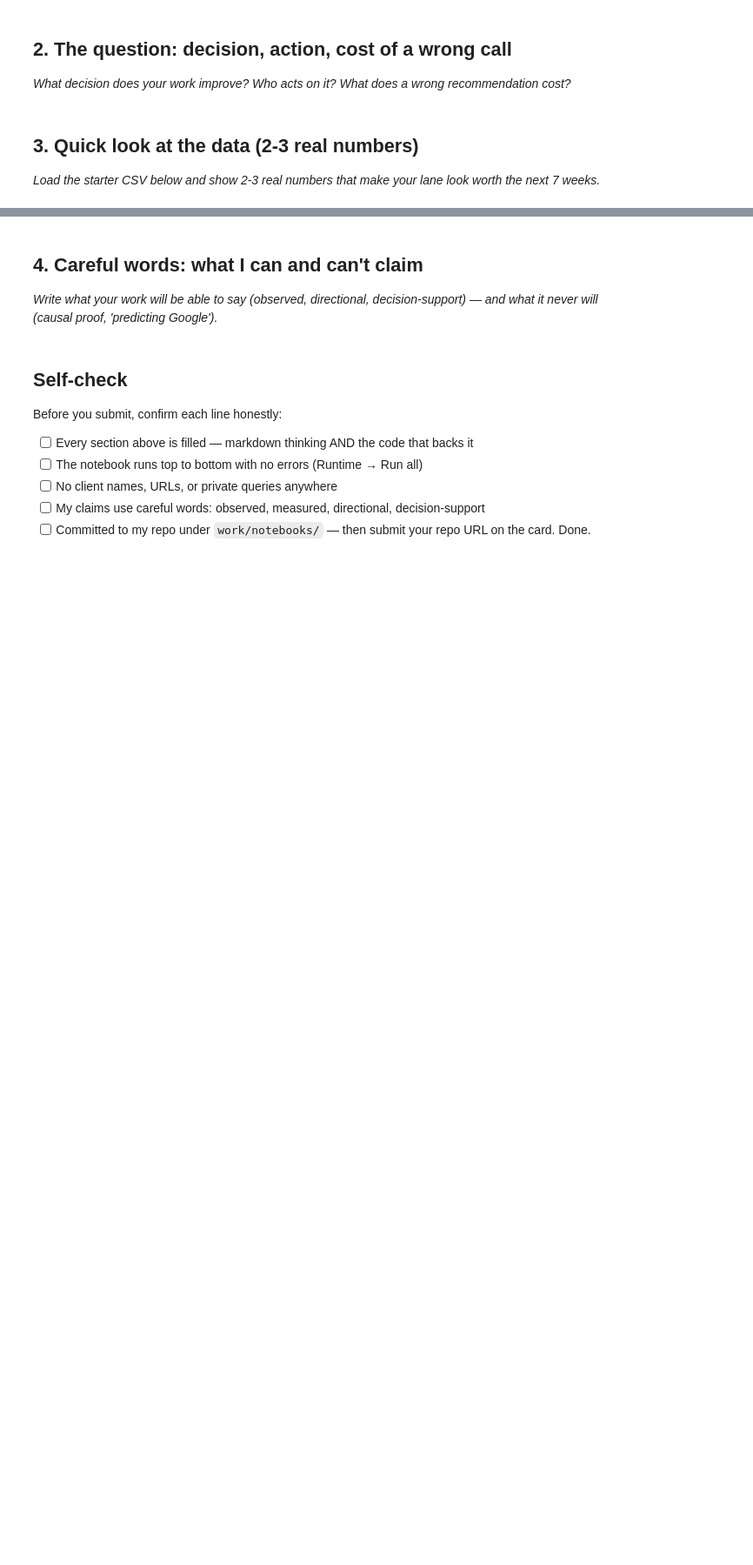
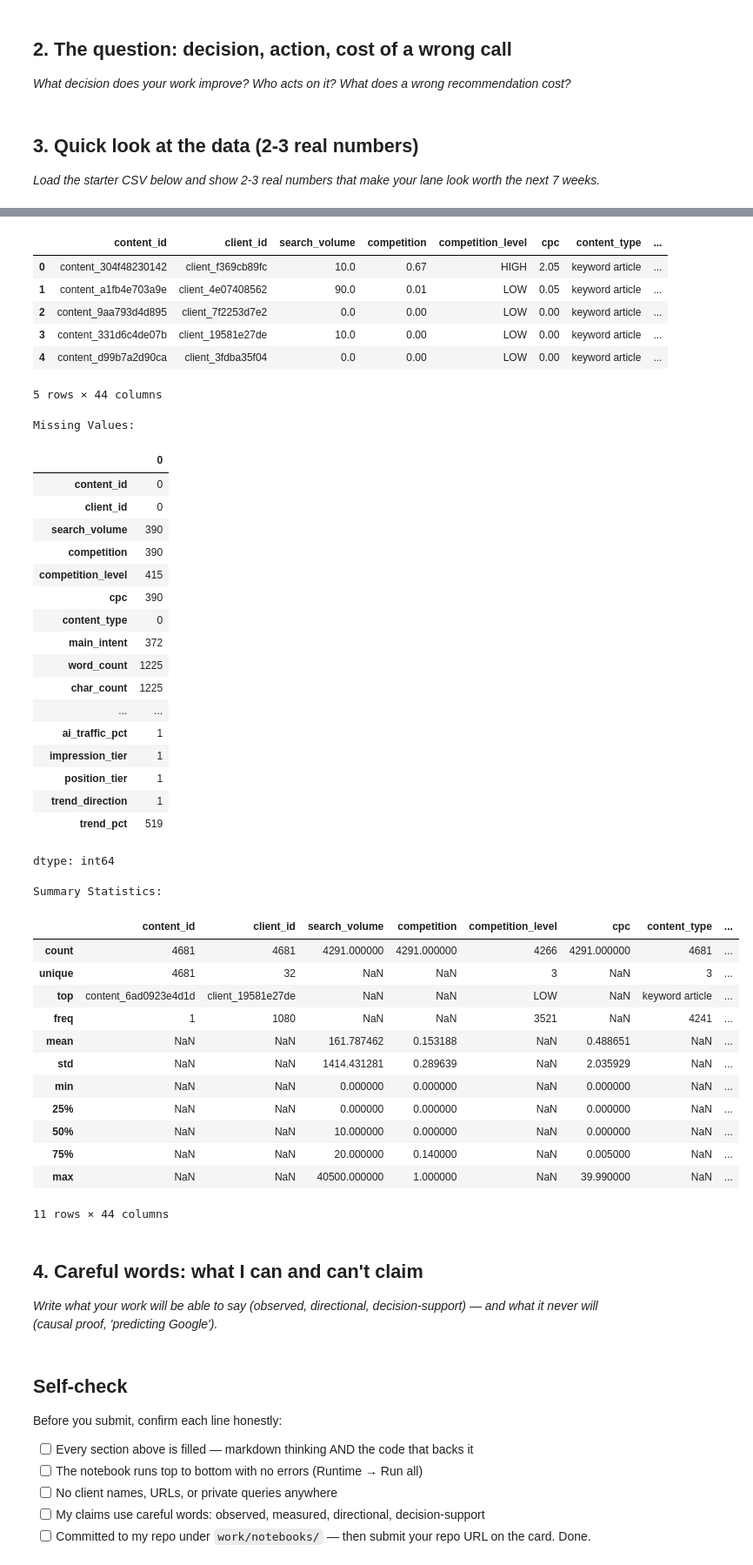
Before and after one commit to AyeshaRiaz66/FlyRank-ML-Internship, a Jupyter notebook: work/notebooks/w01_research_question.ipynb, the cells around one changed output, grey strips where cells are left out. Shown at 87% size. Cells and saved outputs as stored; diff of their text form; code cells hidden in the pictures; blank space fills up the shorter version.

```diff
--- a/work/notebooks/w01_research_question.ipynb
+++ b/work/notebooks/w01_research_question.ipynb
@@ -44,29 +44,23 @@ If the recommendation is incorrect, the team may spend time improving pages that
 *Load the starter CSV below and show 2-3 real numbers that make your lane look worth the next 7 weeks.*
 # %%
 import pandas as pd
-from pathlib import Path
 
-# Search for the first CSV file inside the repository
-csv_files = list(Path(".").rglob("*.csv"))
+# Load the dataset
+df = pd.read_csv("content_refresh_anonymized.csv")
 
-print("CSV Files Found:")
-for file in csv_files:
-    print(file)
-
-# Load the first CSV
-df = pd.read_csv(csv_files[0])
-
-print("\nDataset Shape")
+# Show basic information
+print("Dataset Shape:")
 print(df.shape)
 
-print("\nColumns")
+print("\nColumn Names:")
 print(df.columns.tolist())
 
-print("\nFirst Five Rows")
+print("\nFirst 5 Rows:")
 display(df.head())
 
-print("\nMissing Values")
-print(df.isnull().sum())
+print("\nMissing Values:")
+display(df.isnull().sum())
 
-print("\nSummary Statistics")
+print("\nSummary Statistics:")
 display(df.describe(include="all"))
+# %% [output]
@@ -73,3 +74,43 @@ display(df.describe(include="all"))
+|  | content_id | client_id | search_volume | competition | competition_level | cpc | content_type | ... |
+| 0 | content_304f48230142 | client_f369cb89fc | 10.0 | 0.67 | HIGH | 2.05 | keyword article | ... |
+| 1 | content_a1fb4e703a9e | client_4e07408562 | 90.0 | 0.01 | LOW | 0.05 | keyword article | ... |
+| 2 | content_9aa793d4d895 | client_7f2253d7e2 | 0.0 | 0.00 | LOW | 0.00 | keyword article | ... |
+| 3 | content_331d6c4de07b | client_19581e27de | 10.0 | 0.00 | LOW | 0.00 | keyword article | ... |
+| 4 | content_d99b7a2d90ca | client_3fdba35f04 | 0.0 | 0.00 | LOW | 0.00 | keyword article | ... |
+5 rows × 44 columns
+Missing Values:
+|  | 0 |
+| content_id | 0 |
+| client_id | 0 |
+| search_volume | 390 |
+| competition | 390 |
+| competition_level | 415 |
+| cpc | 390 |
+| content_type | 0 |
+| main_intent | 372 |
+| word_count | 1225 |
+| char_count | 1225 |
+| ... | ... |
+| ai_traffic_pct | 1 |
+| impression_tier | 1 |
+| position_tier | 1 |
+| trend_direction | 1 |
+| trend_pct | 519 |
+dtype: int64
+Summary Statistics:
+|  | content_id | client_id | search_volume | competition | competition_level | cpc | content_type | ... |
+| count | 4681 | 4681 | 4291.000000 | 4291.000000 | 4266 | 4291.000000 | 4681 | ... |
+| unique | 4681 | 32 | NaN | NaN | 3 | NaN | 3 | ... |
+| top | content_6ad0923e4d1d | client_19581e27de | NaN | NaN | LOW | NaN | keyword article | ... |
+| freq | 1 | 1080 | NaN | NaN | 3521 | NaN | 4241 | ... |
+| mean | NaN | NaN | 161.787462 | 0.153188 | NaN | 0.488651 | NaN | ... |
+| std | NaN | NaN | 1414.431281 | 0.289639 | NaN | 2.035929 | NaN | ... |
+| min | NaN | NaN | 0.000000 | 0.000000 | NaN | 0.000000 | NaN | ... |
+| 25% | NaN | NaN | 0.000000 | 0.000000 | NaN | 0.000000 | NaN | ... |
+| 50% | NaN | NaN | 10.000000 | 0.000000 | NaN | 0.000000 | NaN | ... |
+| 75% | NaN | NaN | 20.000000 | 0.140000 | NaN | 0.005000 | NaN | ... |
+| max | NaN | NaN | 40500.000000 | 1.000000 | NaN | 39.990000 | NaN | ... |
+11 rows × 44 columns
 # %% [markdown]
 ## 4. Careful words: what I can and can't claim
 
```
Also changed, not shown: parts of 1 cell of this notebook.
